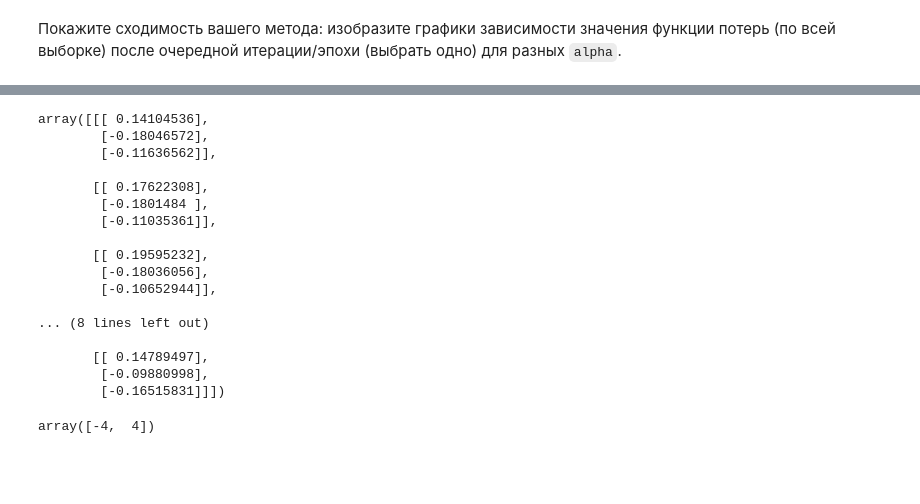
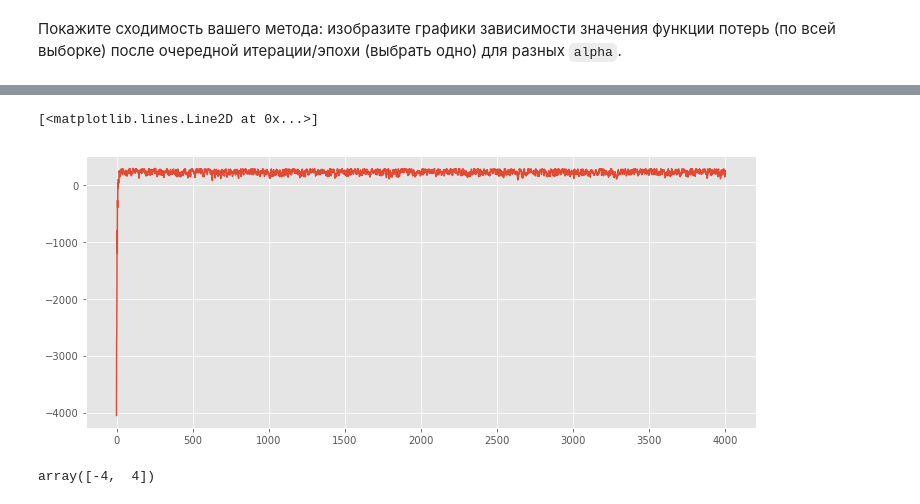
Before and after one commit to erlong15/bigdata_homework, a Jupyter notebook: homework3/homework.ipynb, the cells around one changed output, grey strips where cells are left out. Saved outputs shown, nothing was run; the diff lists cells and outputs as text; code cells hidden in the pictures; blank space fills up the shorter version.

Commit message:
logloss

```diff
--- a/homework3/homework.ipynb
+++ b/homework3/homework.ipynb
@@ -39,9 +39,19 @@ class MySGDClassifier(BaseEstimator, ClassifierMixin):
         self.C = C
         self.alpha = alpha
         self.max_epoch = max_epoch
-        self.iter_thetas = []
-        self.epoch_thetas = []
+        self.loses = []
 
+
+    def sigmoid(self, scores):
+        return 1 / (1 + np.exp(-scores))
+
+
+    def logloss(self, X):
+        yt = np.dot(X, self.theta)
+        p = self.sigmoid(yt)
+        #-log P(yt|yp) = -(yt log(yp) + (1 - yt) log(1 - yp))
+        loss = -np.sum(yt*np.log(p) + (1 - yt) * np.log(1 - p))
+        return loss
 
 
 
@@ -57,7 +67,6 @@ class MySGDClassifier(BaseEstimator, ClassifierMixin):
 
         for epoch in range(n_epochs):
             p = np.random.permutation(m)
-            self.iter_thetas = []
             for idx in p:
                 random_index = np.random.randint(m)
                 xi = X_b[[idx], :]
@@ -66,11 +75,9 @@ class MySGDClassifier(BaseEstimator, ClassifierMixin):
                 theta_old  = self.theta
                 self.theta = self.theta - alpha * gradients
                 dist = np.linalg.norm(self.theta - theta_old)
-                self.iter_thetas.append(self.theta)
+                self.loses.append(self.logloss(X_b))
                 if dist < eps:
-                    self.epoch_thetas.append(self.theta)
                     return
-            self.epoch_thetas.append(self.theta)
         return
 
 
@@ -123,7 +130,7 @@ print(y[:5])
 # %%
 #X[[11],:]
 #X
-model = MySGDClassifier()
+model = MySGDClassifier(alpha=0.01, max_epoch=10)
 model.fit(X, y)
 model.theta
 # %% [output]
@@ -166,23 +153,11 @@ array([[[ 0.1953098 ],
-# %%
-np.array(model.iter_thetas)
-# %% [output]
-array([[[ 0.14104536],
-        [-0.18046572],
-        [-0.11636562]],
-
-       [[ 0.17622308],
-        [-0.1801484 ],
-        [-0.11035361]],
-
-       [[ 0.19595232],
-        [-0.18036056],
-        [-0.10652944]],
-
-... (8 lines left out)
-
-       [[ 0.14789497],
-        [-0.09880998],
-        [-0.16515831]]])
+# %%
+loses = np.array(model.loses)
+# %%
+
+plt.plot(loses)
+# %% [output]
+[<matplotlib.lines.Line2D at 0x...>]
+[figure, added]
 # %%
 # %% [output]
 array([-4,  4])
```
Also changed, not shown: parts of 1 cell of this notebook.
